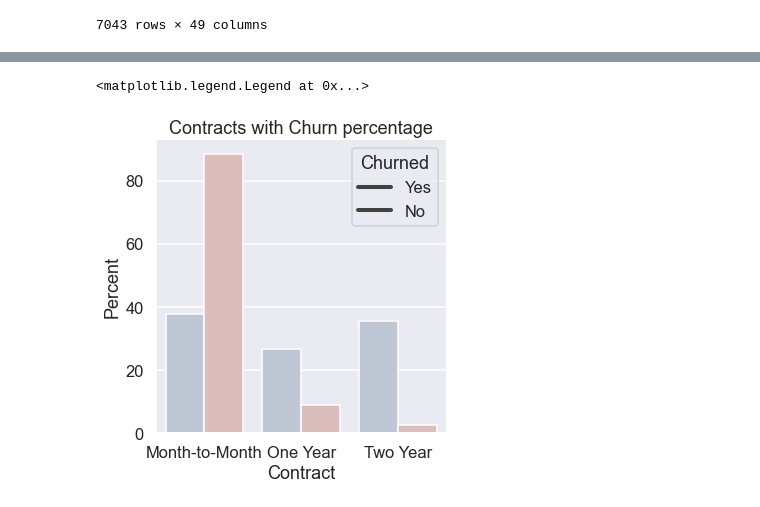
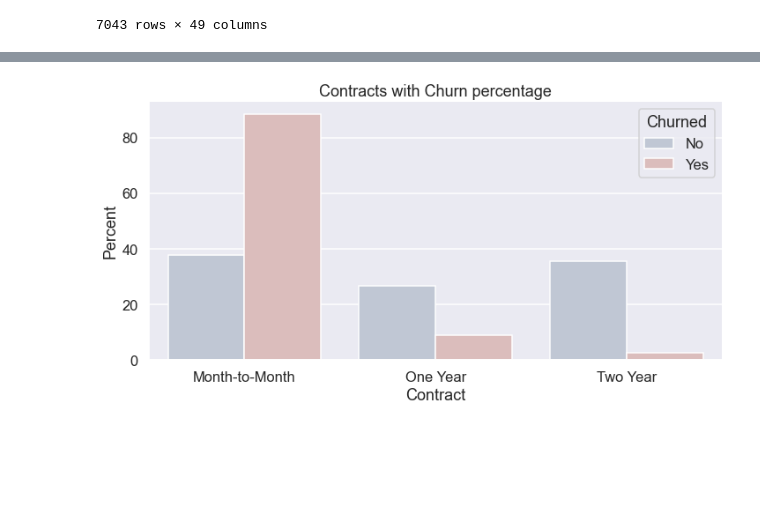
Before and after one commit to carlosiruiz/Customer_Churn_Prediction, a Jupyter notebook: EDA_&_Modeling/Visualizations Notebook.ipynb, the cells around one changed output, grey strips where cells are left out. Drawn from its saved outputs; the diff is of its cells as text; code cells hidden in the pictures; blank space fills up the shorter version.

```diff
--- a/EDA_&_Modeling/Visualizations Notebook.ipynb
+++ b/EDA_&_Modeling/Visualizations Notebook.ipynb
@@ -58,16 +82,0 @@ Text(0, 0.5, 'Count')
-# %%
-def percentage_col(df,column):
-    """
-    This function takes in a dataframe, column and returns the percentage of each row respective to its churn value.
-    """
-    values=[]
-    for i in df.index:
-        if df.churn_value[i]==1:
-
-            summ=df[df.churn_value==1][column].sum()
-            values.append(round((df[column][i] * 100)/summ,2))
-        else:
-
-            summ=df[df.churn_value==0][column].sum()
-            values.append(round((df[column][i] * 100)/summ,2))
-    return values
@@ -86,8 +83,11 @@ cont
 # %%
+# Plotting the amount of cutomers that there are per contract that the company provides.
+cont=pd.melt(df[["tel_contract","churn_value","zip_code"]].groupby(["tel_contract","churn_value"]).count().T)
+cont.value=percentage_col(cont,"value",string=True,churn=True)
+cont=cont.rename(columns={'churn_value': 'Churned'})
 sns.set('talk')
-a=sns.catplot(x='tel_contract', y='value', hue='churn_value', data=cont, kind='bar',palette="vlag", legend_out=False)\
+ax=sns.catplot(x='tel_contract', y='value',aspect=2, hue='Churned', data=cont, kind='bar',palette="vlag", legend_out=False)\
 .set(ylabel='Percent', xlabel='Contract', title='Contracts with Churn percentage')
-plt.legend(title='Churned', loc='upper right', labels=['Yes', 'No'])
+plt.savefig('/Users/carlosruiz/Desktop/Mod_5_project/Images/contract', dpi=300)
 # %% [output]
-<matplotlib.legend.Legend at 0x...>
-[figure, old version]
+[figure, new version]
```
Also changed, not shown: parts of 16 cells of this notebook, 24 other files.
